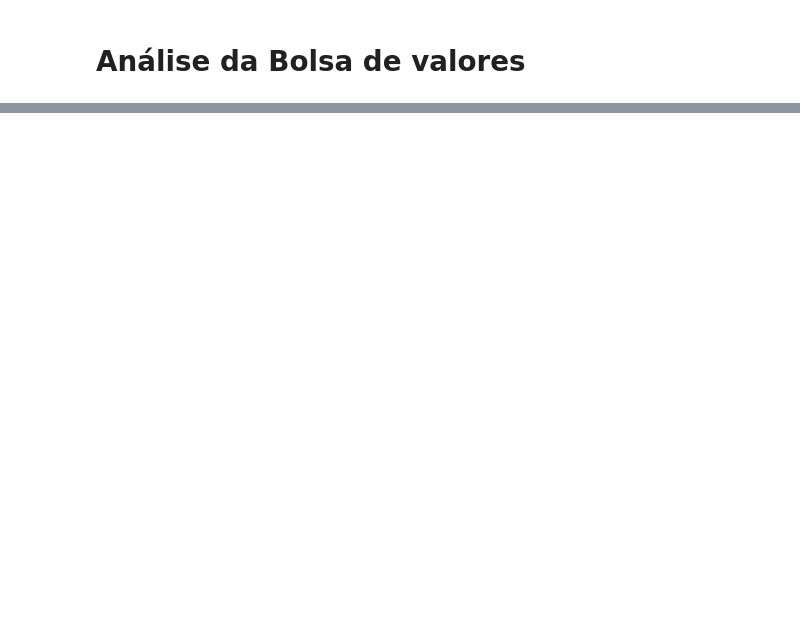
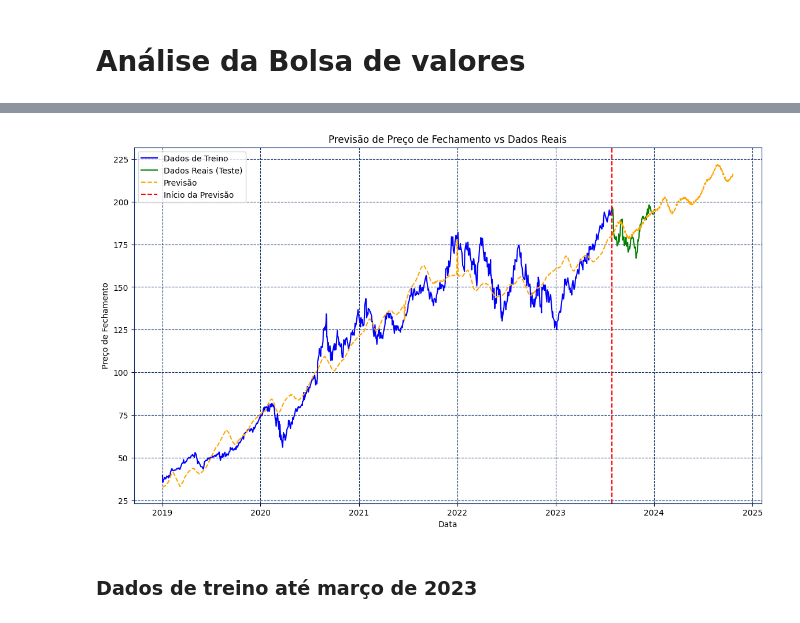
Before and after one commit to JezraelP/ImersaoPython-AnalisedeDados, a Jupyter notebook: Análise Bolsa de Valores.ipynb, the cells around one changed output, grey strips where cells are left out. Drawn from its saved outputs; the diff is of its cells as text; code cells hidden in the pictures; blank space fills up the shorter version.

```diff
--- a/Análise Bolsa de Valores.ipynb
+++ b/Análise Bolsa de Valores.ipynb
@@ -30,0 +135,7 @@ dados
+# %%
+#Separação dos dados em treino e teste da rede
+dados_treino = dados[dados['Date'] < '2023-07-31']
+dados_teste = dados[dados['Date'] >= '2023-07-31']
+# %%
+#Estruturação dos dados para treinamento
+dados_prophet_treino = dados_treino[['Date', 'Close']].rename(columns={'Date': 'ds', 'Close': 'y'})
@@ -30,0 +164,13 @@ dados
+# %%
+#Aqui são passadas datas de lançamentos de produtos da Apple como changepoints
+#Além disso, o changepoint_prior_scale foi alterado para 14
+changepoints = ['2020-10-13', '2021-09-14', '2022-09-07']
+modelo = Prophet(daily_seasonality = True,
+                 changepoints = changepoints,
+                 changepoint_prior_scale = 20,
+                 #seasonality_prior_scale = 0.18)
+                )
+
+modelo.add_country_holidays(country_name='US')
+
+modelo.fit(dados_prophet_treino)
@@ -30,0 +181,19 @@ dados
+# %%
+futuro = modelo.make_future_dataframe(periods=450)
+previsao = modelo.predict(futuro)
+# %%
+plt.figure(figsize=(14, 8))
+plt.plot(dados_treino['Date'], dados_treino['Close'], label='Dados de Treino', color='blue')
+plt.plot(dados_teste['Date'], dados_teste['Close'], label='Dados Reais (Teste)', color='green')
+plt.plot(previsao['ds'], previsao['yhat'], label='Previsão', color='orange', linestyle='--')
+
+plt.axvline(dados_treino['Date'].max(), color='red', linestyle='--', label='Início da Previsão')
+plt.xlabel('Data')
+plt.ylabel('Preço de Fechamento')
+plt.title('Previsão de Preço de Fechamento vs Dados Reais')
+plt.legend()
+plt.show()
+# %% [output]
+[figure, added]
+# %% [markdown]
+### Dados de treino até março de 2023
```
Also changed, not shown: parts of 22 cells of this notebook.
